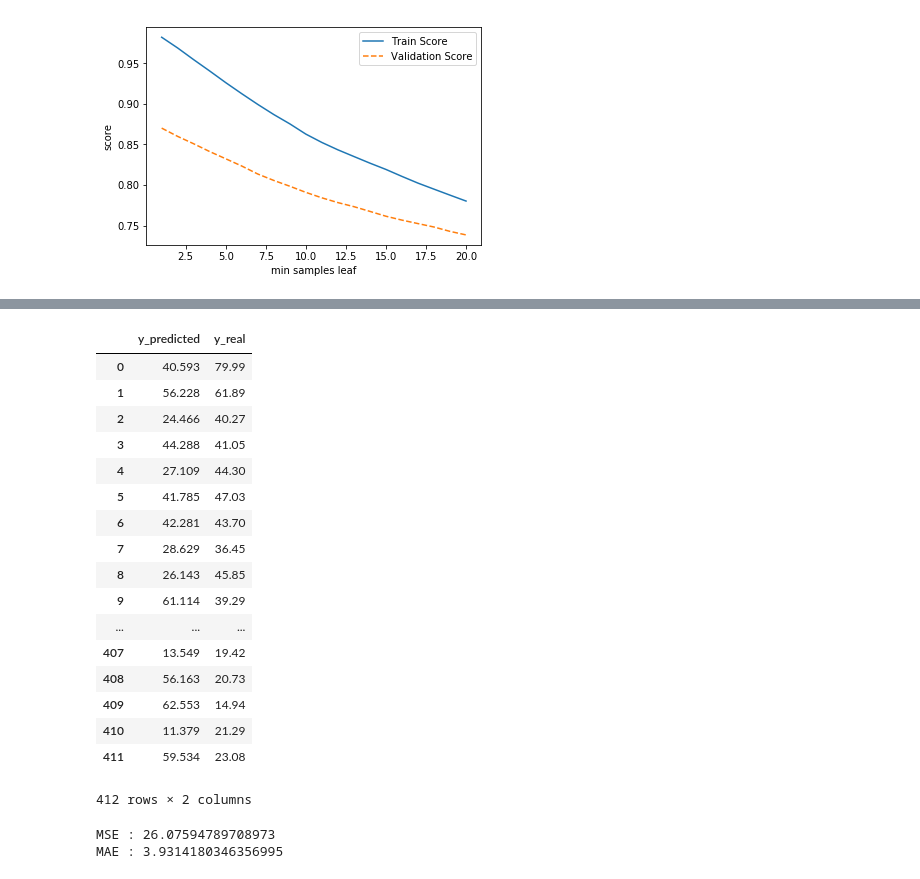
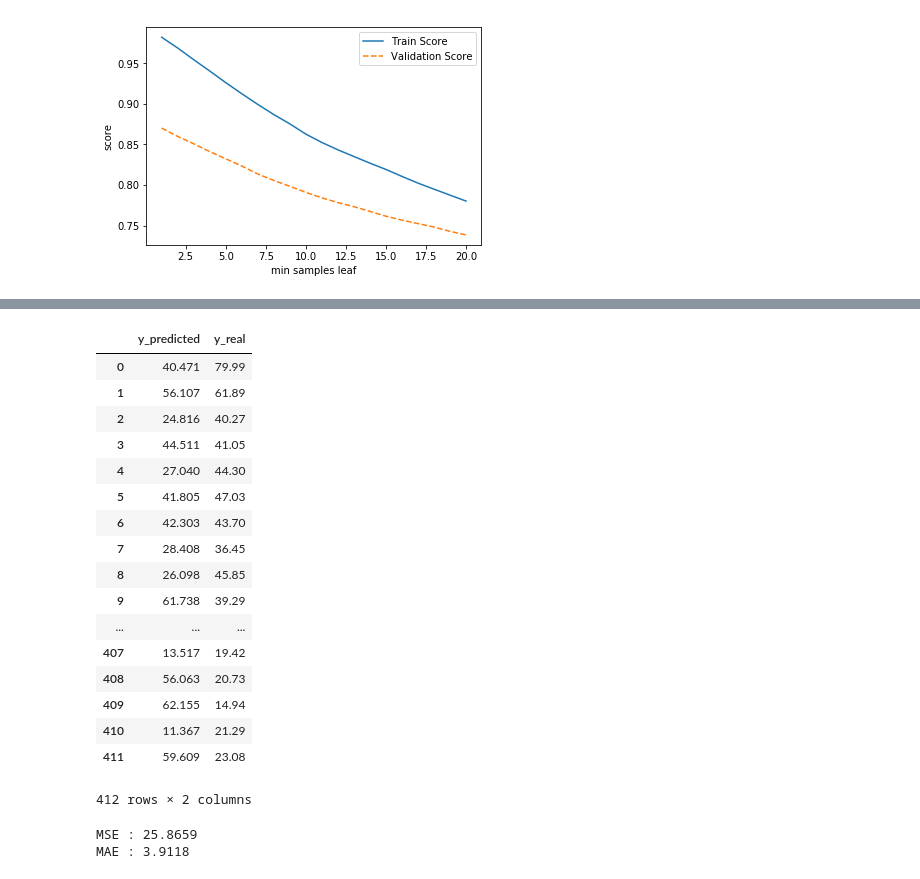
Before and after one commit to Guiltypleasure/Statistics_with_Python, a Jupyter notebook: B반_4조_김수진_랜덤 포레스트 실습 과제2.ipynb, the cells around one changed output, grey strips where cells are left out. Drawn from its saved outputs; the diff is of its cells as text; code cells hidden in the pictures.

```diff
--- a/B반_4조_김수진_랜덤 포레스트 실습 과제2.ipynb
+++ b/B반_4조_김수진_랜덤 포레스트 실습 과제2.ipynb
@@ -179,7 +179,7 @@ train_score = []; validation_score = []
 para_split = [n_split * 2 for n_split in range(2,21)]
 
 for v_min_samples_split in para_split :
-    rf = RFR(n_estimators=200, random_state=8, min_samples_leaf = 4, min_samples_split = v_min_samples_split)
+    rf = RFR(n_estimators=300, random_state=8, min_samples_leaf = 4, min_samples_split = v_min_samples_split)
     rf.fit(df_train_x, df_train_y)
     train_score.append(rf.score(df_train_x, df_train_y))
     validation_score.append(rf.score(df_validation_x, df_validation_y))
@@ -224,7 +224,7 @@ train_score = []; validation_score = []
 para_depth = [depth for depth in range(4,11)]
 
 for v_max_depth in para_depth :
-    rf = RFR(n_estimators=200, random_state=8, min_samples_leaf= 4, min_samples_split = 12, max_depth = v_max_depth)
+    rf = RFR(n_estimators=300, random_state=8, min_samples_leaf= 4, min_samples_split = 12, max_depth = v_max_depth)
     rf.fit(df_train_x, df_train_y)
     train_score.append(rf.score(df_train_x, df_train_y))
     validation_score.append(rf.score(df_validation_x, df_validation_y))
@@ -257,7 +257,7 @@ plt.legend()
 # %%
 # 최종 랜덤포레스트 모델 생성
 
-rf_final = RFR(n_estimators=200, random_state=8, min_samples_leaf= 4, min_samples_split = 12, max_depth = 6)
+rf_final = RFR(n_estimators=300, random_state=8, min_samples_leaf= 4, min_samples_split = 12, max_depth = 6)
 rf_final.fit(df_train_x, df_train_y)
 print("Score on training set: {:.3f}".format(rf_final.score(df_train_x, df_train_y)))
 print("Score on validation set: {:.3f}".format(rf_final.score(df_validation_x, df_validation_y)))
@@ -274,7 +274,7 @@ RandomForestRegressor(bootstrap=True, criterion='mse', max_depth=6,
 # %%
 # test set으로 확인!
 
-rf_final = RFR(n_estimators=200, random_state=8, min_samples_leaf= 4, min_samples_split = 12, max_depth = 6)
+rf_final = RFR(n_estimators=300, random_state=8, min_samples_leaf= 4, min_samples_split = 12, max_depth = 6)
 rf_final.fit(df_train_x, df_train_y)
 
 print("Score on training set: {:.3f}".format(rf_final.score(df_train_x, df_train_y)))
@@ -349,47 +349,54 @@ Text(0, 0.5, '변수')
 # %%
 #모델의 mse와 mae를 산출하여 비교
 
-rf_MSE = RFR(n_estimators=200, random_state=8, min_samples_leaf= 4, min_samples_split = 12, max_depth = 6)
+rf_MSE = RFR(n_estimators=300, random_state=8, min_samples_leaf= 4, min_samples_split = 12, max_depth = 6)
 rf_MSE.fit(df_train_x, df_train_y)
 
-rf_MAE = RFR(criterion="mae",n_estimators=200, random_state=8, min_samples_leaf= 4, min_samples_split = 12, max_depth = 6)
+rf_MAE = RFR(criterion="mae",n_estimators=300, random_state=8, min_samples_leaf= 4, min_samples_split = 12, max_depth = 6)
 rf_MAE.fit(df_train_x, df_train_y)
 
 # 예측값과 실제값의 비교
 y_pred = rf_MSE.predict(df_train_x)
 df_comparison = pd.DataFrame()
 df_comparison["y_predicted"] = y_pred
 df_comparison["y_real"]= df_raw_y
 
 df_comparison.round(3)
 # %% [output]
 |  | y_predicted | y_real |
-| 0 | 40.593 | 79.99 |
-| 1 | 56.228 | 61.89 |
-| 2 | 24.466 | 40.27 |
-| 3 | 44.288 | 41.05 |
-| 4 | 27.109 | 44.30 |
-| 5 | 41.785 | 47.03 |
-| 6 | 42.281 | 43.70 |
-| 7 | 28.629 | 36.45 |
-| 8 | 26.143 | 45.85 |
-| 9 | 61.114 | 39.29 |
+| 0 | 40.471 | 79.99 |
+| 1 | 56.107 | 61.89 |
+| 2 | 24.816 | 40.27 |
+| 3 | 44.511 | 41.05 |
+| 4 | 27.040 | 44.30 |
+| 5 | 41.805 | 47.03 |
+| 6 | 42.303 | 43.70 |
+| 7 | 28.408 | 36.45 |
+| 8 | 26.098 | 45.85 |
+| 9 | 61.738 | 39.29 |
 | ... | ... | ... |
-| 407 | 13.549 | 19.42 |
-| 408 | 56.163 | 20.73 |
-| 409 | 62.553 | 14.94 |
-| 410 | 11.379 | 21.29 |
-| 411 | 59.534 | 23.08 |
+| 407 | 13.517 | 19.42 |
+| 408 | 56.063 | 20.73 |
+| 409 | 62.155 | 14.94 |
+| 410 | 11.367 | 21.29 |
+| 411 | 59.609 | 23.08 |
 412 rows × 2 columns
-# %%
-# 모델의 mse와 mae
-
-mse = mean_squared_error(df_train_y, y_pred)
-mae = mean_absolute_error(df_train_y, y_pred)
-print("MSE :",mse)
-print("MAE :",mae)
-# %% [output]
-MSE : 26.07594789708973
-MAE : 3.9314180346356995
+# %%
+# 모델의 mse와 mae
+# MSE : 실제값과 예측값의 차이의 제곱
+# 특이값이 존재하면 수치가 크게 증가한다.
+
+# MAE : 실제값과 예측값의 차이의 절댓값
+# 오류 지표를 실제 값과 유사한 단위로 다시 변환하여 해석을 쉽게 한다.
+# 절대값을 취하기 때문에 가장 직관적으로 알 수 있는 지표이다.
+# MSE 보다 특이치에 영향을 덜 받는다.
+# 절대값을 취하기 때문에 모델이 실제보다 높은지 낮은지 알 수 없다.
+mse = mean_squared_error(df_train_y, y_pred)
+mae = mean_absolute_error(df_train_y, y_pred)
+print("MSE :",mse.round(4))
+print("MAE :",mae.round(4))
+# %% [output]
+MSE : 25.8659
+MAE : 3.9118
 # %% [markdown]
 # 랜덤 포레스트 모델 시각화 및 해석
```
Also changed, not shown: parts of 9 cells of this notebook, 6 other files.
